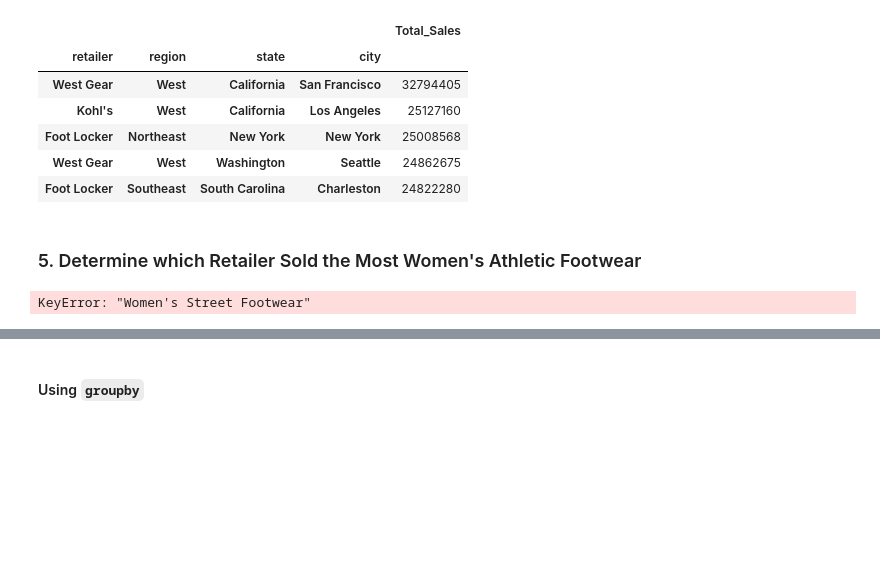
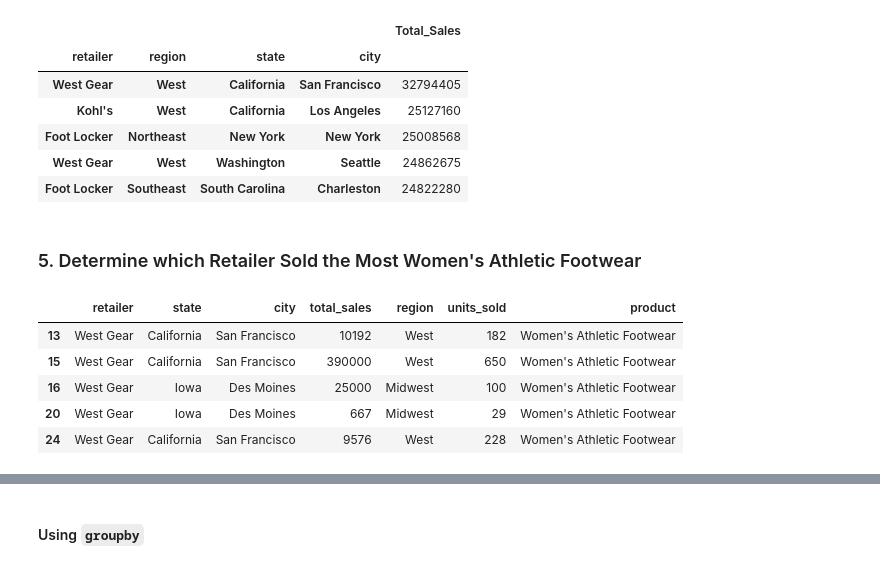
Before and after one commit to jrios46/athletic_sales_analysis, a Jupyter notebook: athletic_sales_analysis_starter_code.ipynb, the cells around one changed output, grey strips where cells are left out. Cells and saved outputs as stored; diff of their text form; code cells hidden in the pictures; blank space fills up the shorter version.

```diff
--- a/athletic_sales_analysis_starter_code.ipynb
+++ b/athletic_sales_analysis_starter_code.ipynb
@@ -314,10 +314,15 @@ total_retailer_df.head()
 ### 5. Determine which Retailer Sold the Most Women's Athletic Footwear
 # %%
 # Filter the sales data to get the women's athletic footwear sales data.
-women_footwear = combined_data[[ "retailer", "state", "city", "total_sales", "region","product"]]
+women_footwear = combined_data[[ "retailer", "state", "city", "total_sales", "region","units_sold","product"]]
 
-women_footwear_filtered = women_footwear.loc[(women_footwear['product'] == "Women's Apparel", "Women's Street Footwear")]
+women_footwear_filtered = women_footwear.loc[(women_footwear['product'].str.contains("Women's Athletic Footwear"))]
 
-women_footwear_filtered
+women_footwear_filtered.head()
 # %% [output]
-KeyError: "Women's Street Footwear"
+|  | retailer | state | city | total_sales | region | units_sold | product |
+| 13 | West Gear | California | San Francisco | 10192 | West | 182 | Women's Athletic Footwear |
+| 15 | West Gear | California | San Francisco | 390000 | West | 650 | Women's Athletic Footwear |
+| 16 | West Gear | Iowa | Des Moines | 25000 | Midwest | 100 | Women's Athletic Footwear |
+| 20 | West Gear | Iowa | Des Moines | 667 | Midwest | 29 | Women's Athletic Footwear |
+| 24 | West Gear | California | San Francisco | 9576 | West | 228 | Women's Athletic Footwear |
```
Also changed, not shown: parts of 4 cells of this notebook.
